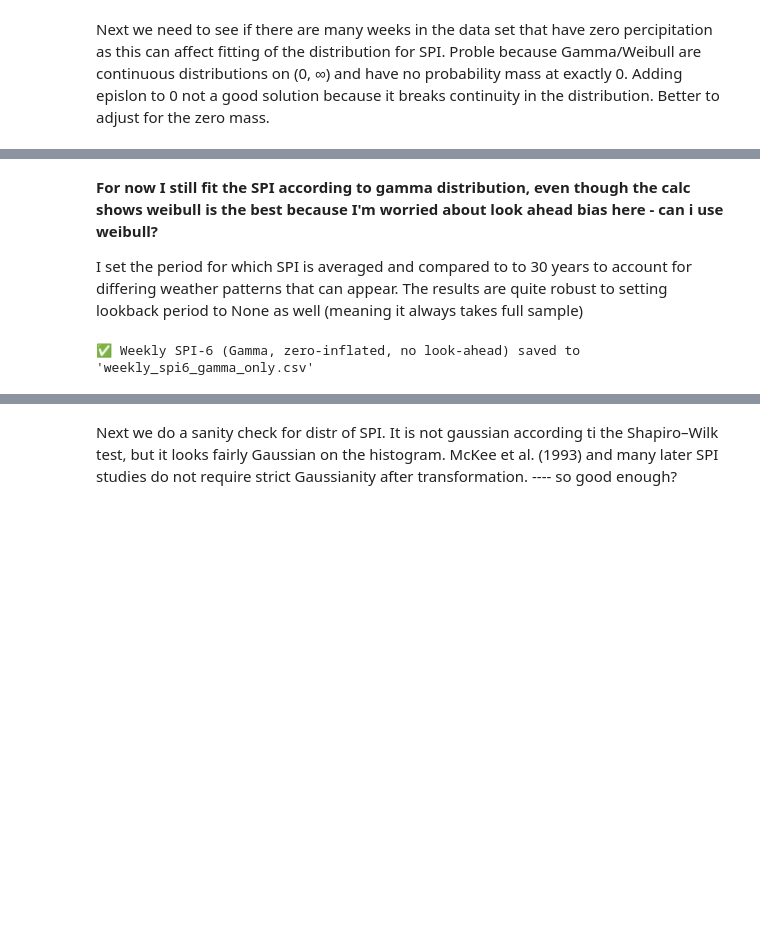
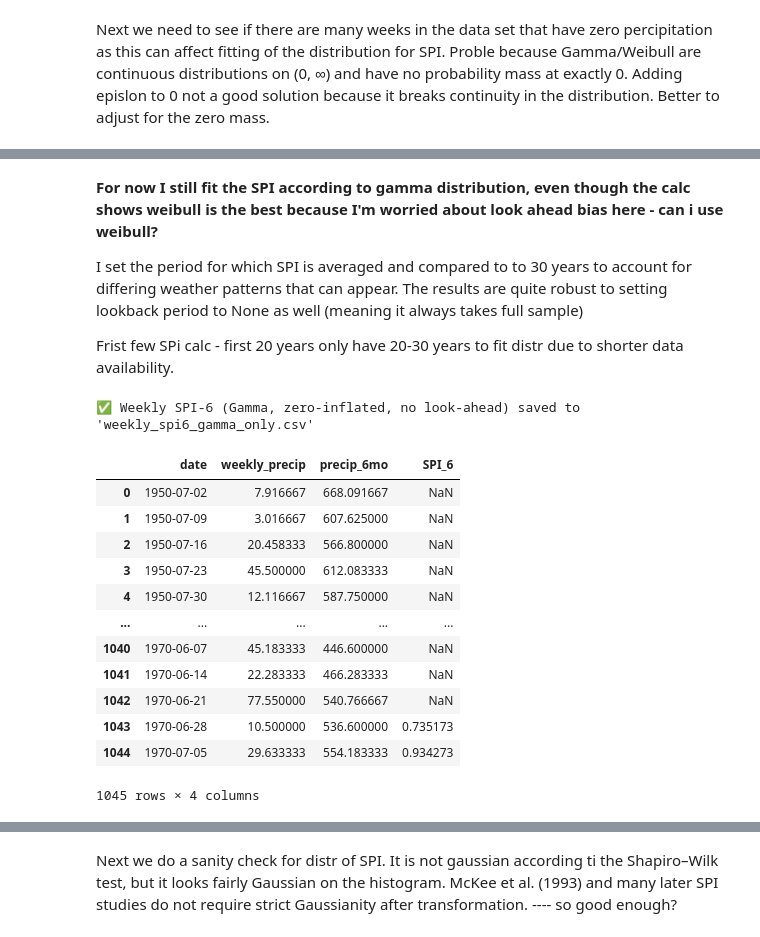
Before and after one commit to anajaz/Incorporating-HMM-for-drough-probability-into-a-LSTM-for-corn-price-prediction, a Jupyter notebook: weather data download.ipynb, the cells around one changed output, grey strips where cells are left out. Cells and saved outputs as stored; diff of their text form; code cells hidden in the pictures; blank space fills up the shorter version.

```diff
--- a/weather data download.ipynb
+++ b/weather data download.ipynb
@@ -32,7 +32,7 @@ stations = [
 ]
 
 datatypeids = ["PRCP"]
-start_year = 1969
+start_year = 1950
 end_year = 2025
 
 # --- Simple global rate limiter (<= ~3 requests/sec) ---
@@ -502,6 +512,8 @@ norm     : 0 wins
 **For now I still fit the SPI according to gamma distribution, even though the calc shows weibull is the best because I'm worried about look ahead bias here - can i use weibull?**
 
 I set the period for which SPI is averaged and compared to to 30 years to account for differing weather patterns that can appear. The results are quite robust to setting lookback period to None as well (meaning it always takes full sample)
+
+Frist few SPi calc - first 20 years only have 20-30 years to fit distr due to shorter data availability.
 # %%
 from scipy.stats import gamma as gamma_dist, norm
 # --------------------
@@ -585,6 +597,22 @@ spi_6_df.to_csv("weekly_spi6_gamma_only.csv", index=False)
 print("✅ Weekly SPI-6 (Gamma, zero-inflated, no look-ahead) saved to 'weekly_spi6_gamma_only.csv'")
 # %% [output]
 ✅ Weekly SPI-6 (Gamma, zero-inflated, no look-ahead) saved to 'weekly_spi6_gamma_only.csv'
+# %%
+spi_6_df.head(n=1045)
+# %% [output]
+|  | date | weekly_precip | precip_6mo | SPI_6 |
+| 0 | 1950-07-02 | 7.916667 | 668.091667 | NaN |
+| 1 | 1950-07-09 | 3.016667 | 607.625000 | NaN |
+| 2 | 1950-07-16 | 20.458333 | 566.800000 | NaN |
+| 3 | 1950-07-23 | 45.500000 | 612.083333 | NaN |
+| 4 | 1950-07-30 | 12.116667 | 587.750000 | NaN |
+| ... | ... | ... | ... | ... |
+| 1040 | 1970-06-07 | 45.183333 | 446.600000 | NaN |
+| 1041 | 1970-06-14 | 22.283333 | 466.283333 | NaN |
+| 1042 | 1970-06-21 | 77.550000 | 540.766667 | NaN |
+| 1043 | 1970-06-28 | 10.500000 | 536.600000 | 0.735173 |
+| 1044 | 1970-07-05 | 29.633333 | 554.183333 | 0.934273 |
+1045 rows × 4 columns
 # %%
 import matplotlib.pyplot as plt
 
```
Also changed, not shown: parts of 13 cells of this notebook.
